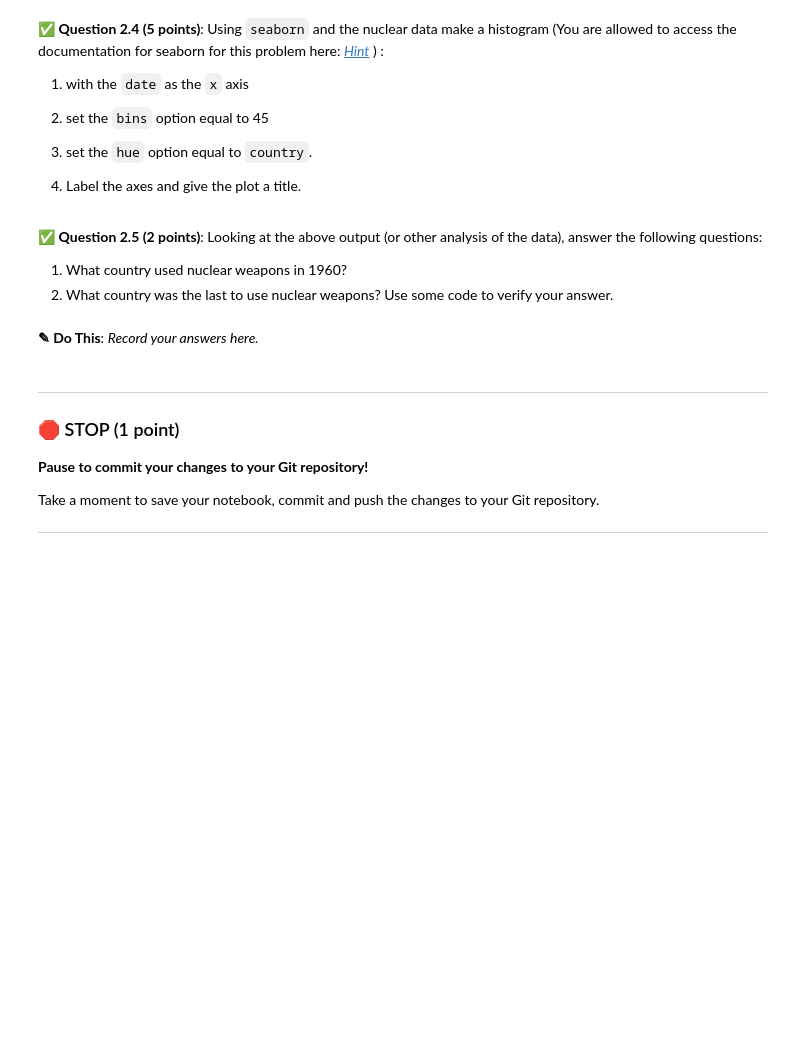
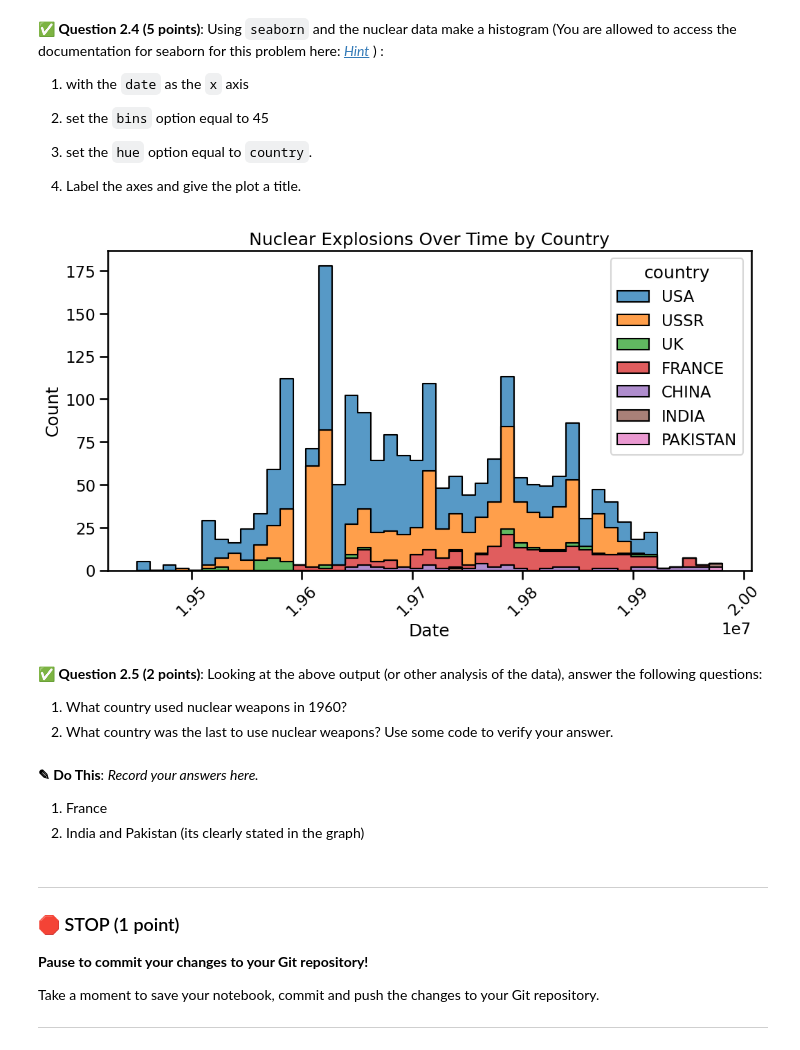
Before and after one commit to orioldom/CMSE202-f25-turnin, a Jupyter notebook: midterm/CMSE202-Midterm-Section001-STUDENT-S26.ipynb, the cells around one changed output. Drawn from its saved outputs; the diff is of its cells as text; code cells hidden in the pictures; blank space fills up the shorter version.

```diff
--- a/midterm/CMSE202-Midterm-Section001-STUDENT-S26.ipynb
+++ b/midterm/CMSE202-Midterm-Section001-STUDENT-S26.ipynb
@@ -146,10 +187,20 @@ df["date"] = pd.to_datetime(df["date"], format = "%Y%m%d", errors='coerce')
 # %%
 import matplotlib.pyplot as plt
 import seaborn as sns
 
 sns.set_context("talk")
 
-_ = plt.xticks(rotation = 40) # This line rotates the ticks of the x-axis so that they are easy to read.
+nc = pd.read_csv('nuclear-explosion-data.csv')
+
+plt.figure(figsize=(12, 6))
+sns.histplot(data=nc, x='date', bins=45, hue='country', element="step", multiple="stack")
+plt.title('Nuclear Explosions Over Time by Country')
+plt.xlabel('Date')
+plt.ylabel('Count')
+plt.xticks(rotation=45)
+plt.show()
+# %% [output]
+[figure, added]
 # %% [markdown]
 &#9989; **Question 2.5 (2 points)**: Looking at the above output (or other analysis of the data), answer the following questions:
 
@@ -157,6 +208,9 @@ _ = plt.xticks(rotation = 40) # This line rotates the ticks of the x-axis so tha
 2. What country was the last to use nuclear weapons? Use some code to verify your answer.
 # %% [markdown]
 **<font size=+3>&#9998;</font> Do This**: *Record your answers here.*
+
+1. France
+2. India and Pakistan (its clearly stated in the graph)
 # %%
 # put your code here
 # %% [markdown]
```
Also changed, not shown: parts of 10 cells of this notebook, 1 other file.
